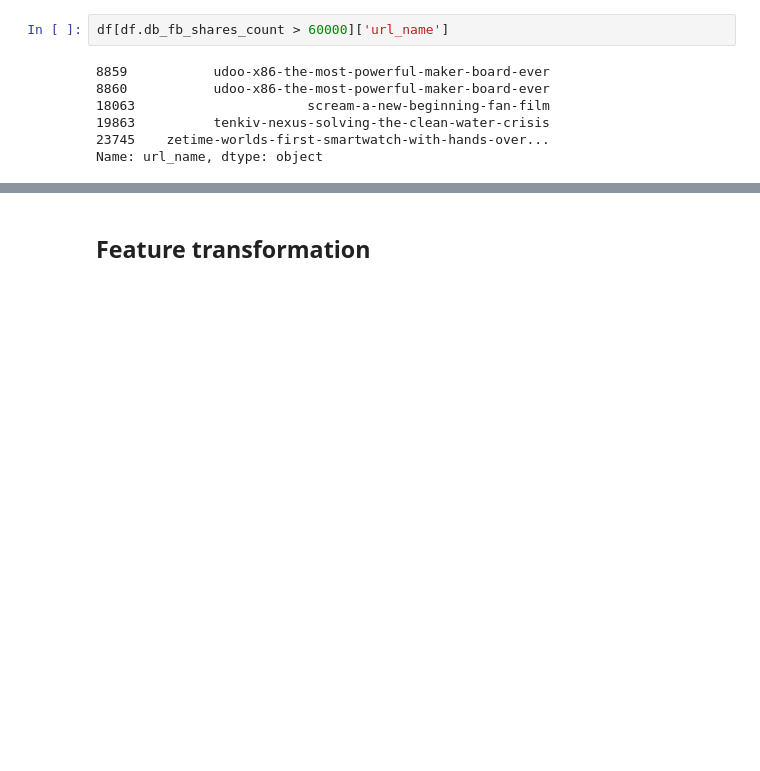
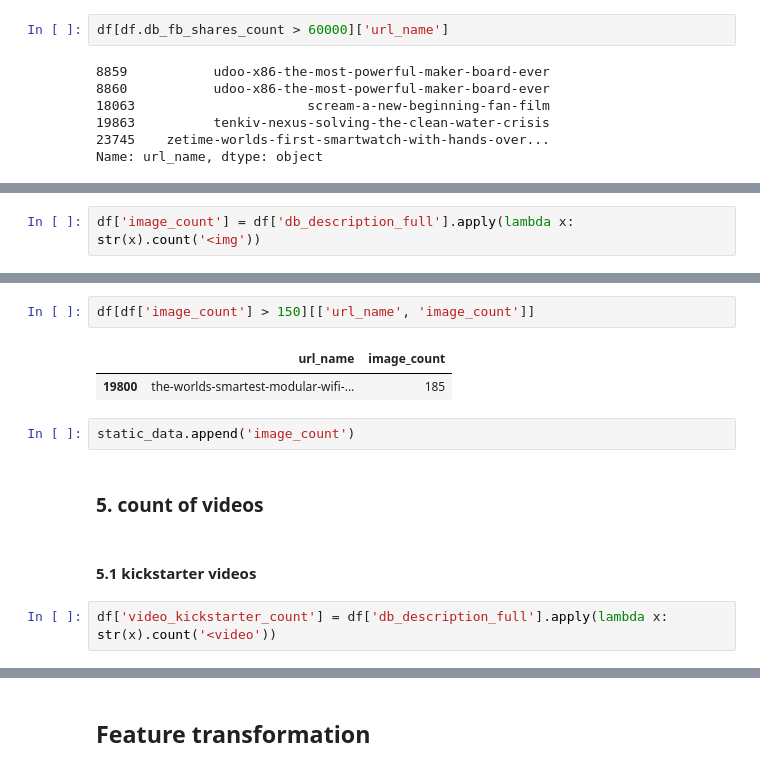
Before and after one commit to blanarik/kickstarter_success_prediction, a Jupyter notebook: 06_Kickstarter_selection_of_variables_for_prediction_task.ipynb, the cells around one changed output, grey strips where cells are left out. Drawn from its saved outputs; the diff is of its cells as text; blank space fills up the shorter version.

```diff
--- a/06_Kickstarter_selection_of_variables_for_prediction_task.ipynb
+++ b/06_Kickstarter_selection_of_variables_for_prediction_task.ipynb
@@ -1008,0 +1017,2 @@ Name: url_name, dtype: object
+# %%
+df['image_count'] = df['db_description_full'].apply(lambda x: str(x).count('<img'))
@@ -1008,0 +1039,13 @@ Name: url_name, dtype: object
+# %%
+df[df['image_count'] > 150][['url_name', 'image_count']]
+# %% [output]
+|  | url_name | image_count |
+| 19800 | the-worlds-smartest-modular-wifi-... | 185 |
+# %%
+static_data.append('image_count')
+# %% [markdown]
+### 5. count of videos
+# %% [markdown]
+#### 5.1 kickstarter videos
+# %%
+df['video_kickstarter_count'] = df['db_description_full'].apply(lambda x: str(x).count('<video'))
```
Also changed, not shown: parts of 39 cells of this notebook.
